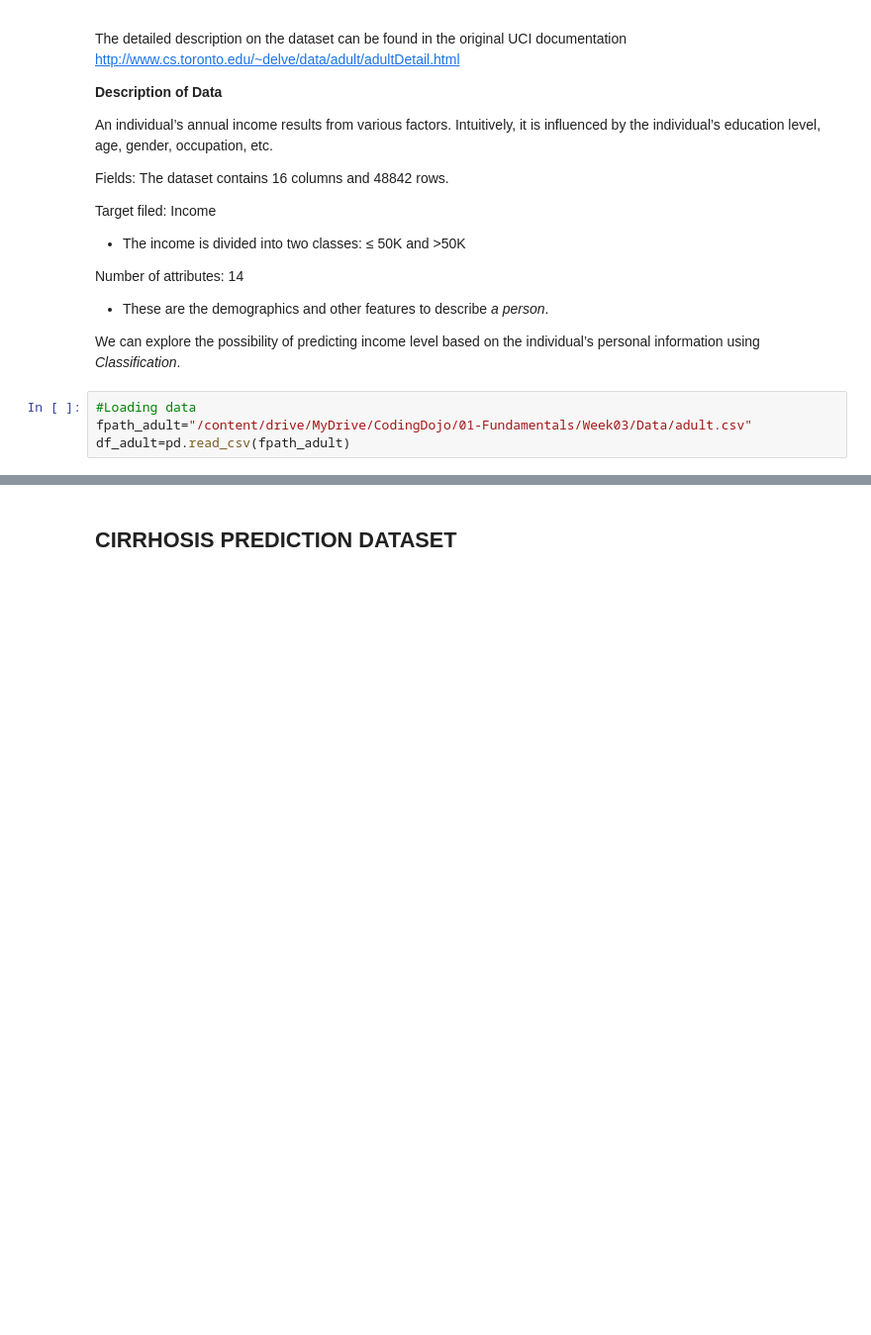
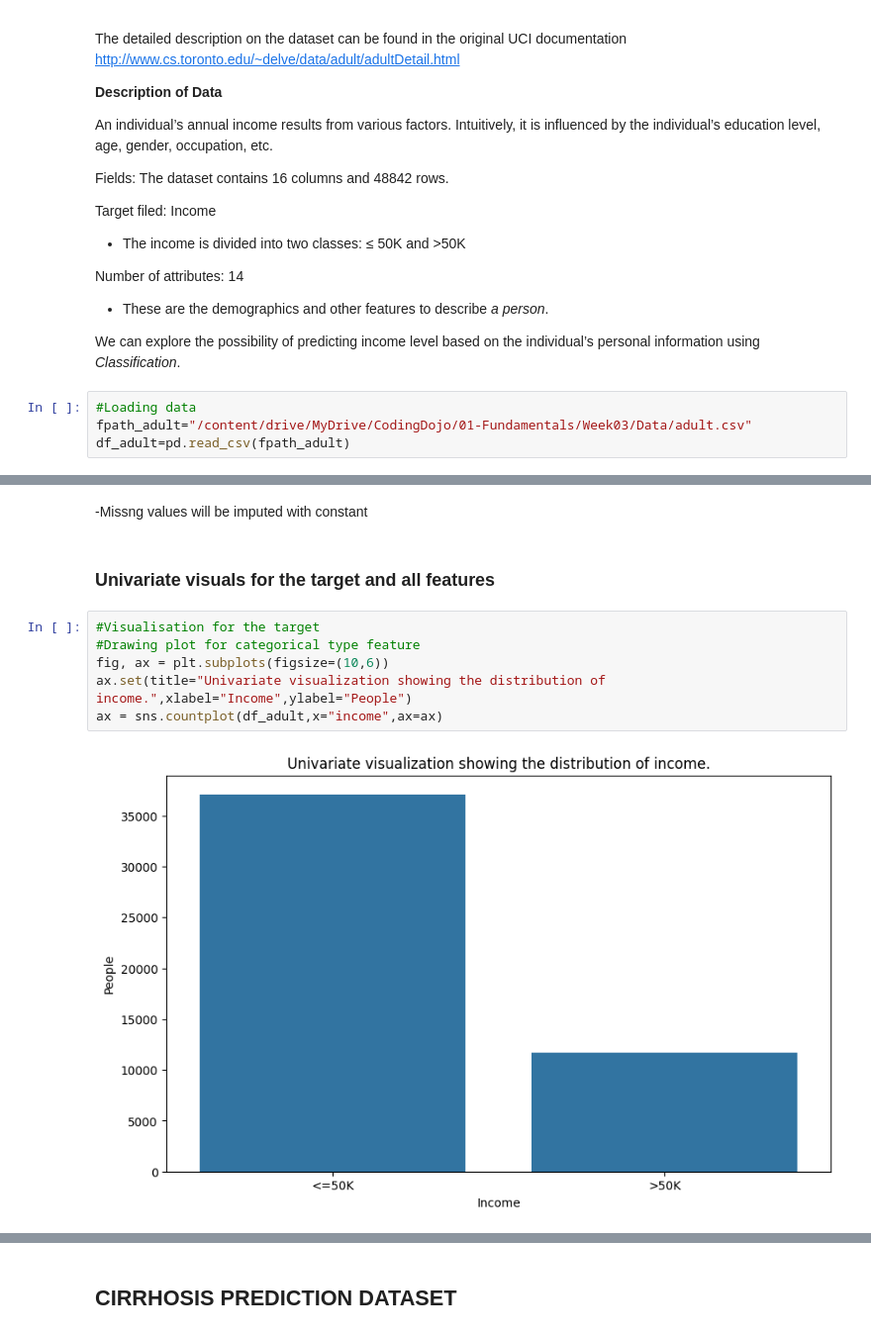
Before and after one commit to UKashNK/Income-prediction-and-Cirrhosis-prediction, a Jupyter notebook: PROJECT_2.ipynb, the cells around one changed output, grey strips where cells are left out. Shown at 99% size. Saved outputs shown, nothing was run; the diff lists cells and outputs as text; blank space fills up the shorter version.

```diff
--- a/PROJECT_2.ipynb
+++ b/PROJECT_2.ipynb
@@ -71,0 +228,12 @@ df_adult.head()
+# %% [markdown]
+-Missng values will be imputed with constant
+# %% [markdown]
+### Univariate visuals for the target and all features
+# %%
+#Visualisation for the target
+#Drawing plot for categorical type feature
+fig, ax = plt.subplots(figsize=(10,6))
+ax.set(title="Univariate visualization showing the distribution of income.",xlabel="Income",ylabel="People")
+ax = sns.countplot(df_adult,x="income",ax=ax)
+# %% [output]
+[figure, added]
```
Also changed, not shown: parts of 38 cells of this notebook.
